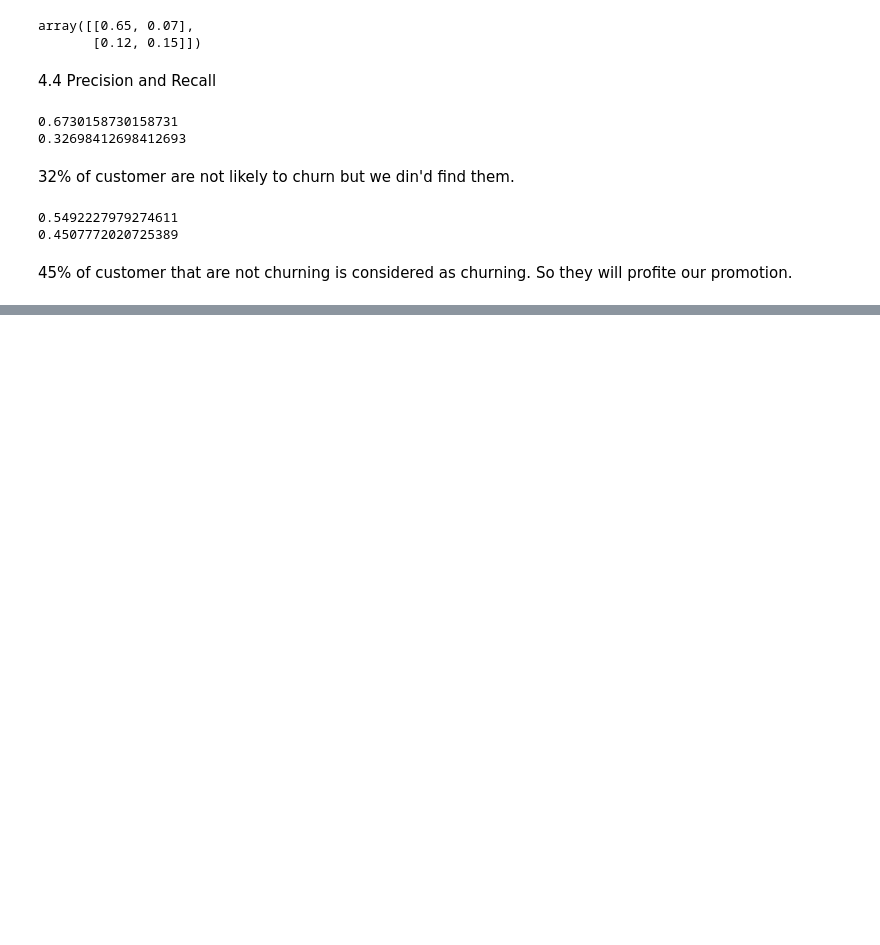
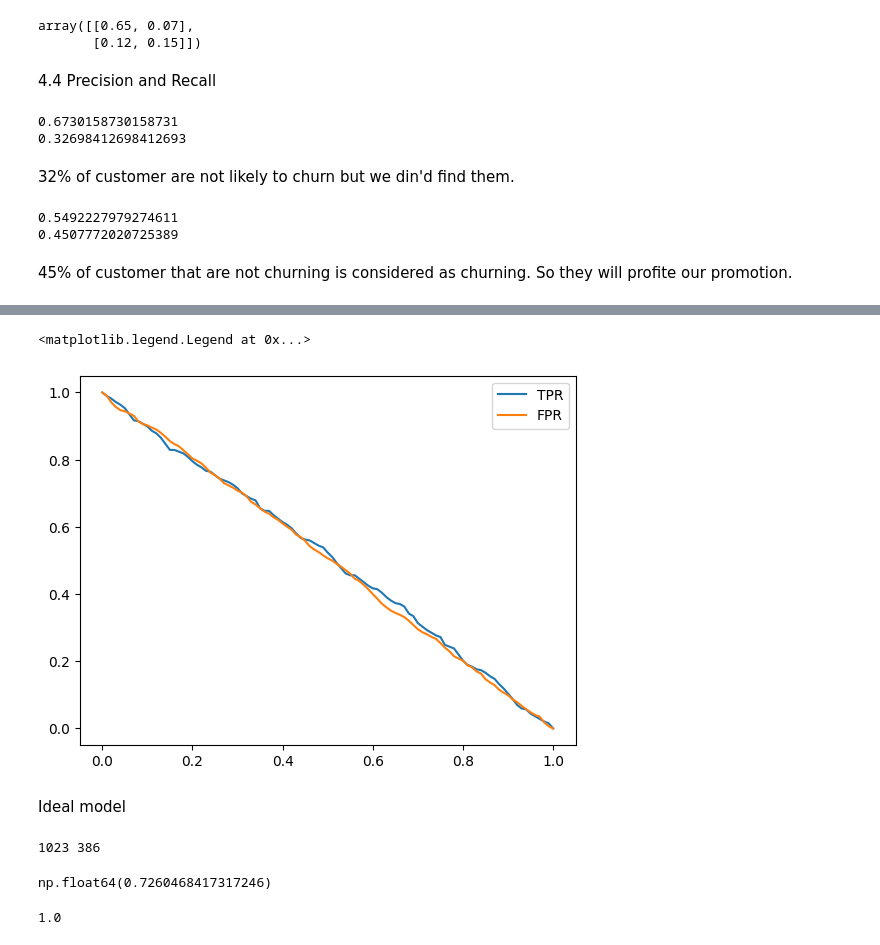
Before and after one commit to GonzalezMada/machine-learning-zoomcamp2025-homework, a Jupyter notebook: 04-Evaluation/Evaluation_Metrics.ipynb, the cells around one changed output, grey strips where cells are left out. Drawn from its saved outputs; the diff is of its cells as text; code cells hidden in the pictures; blank space fills up the shorter version.

```diff
--- a/04-Evaluation/Evaluation_Metrics.ipynb
+++ b/04-Evaluation/Evaluation_Metrics.ipynb
@@ -198,0 +250,55 @@ print(1-r)
+# %%
+def tpr_fpr_dataframe(y_val, y_pred):
+    scores = []
+
+    thresholds = np.linspace(0, 1, 101)
+
+    for t in thresholds:
+        actual_positive = (y_val == 1)
+        actual_negative = (y_val == 0)
+
+        predict_positive = (y_pred >= t)
+        predict_negative = (y_pred < t)
+
+        tp = (predict_positive & actual_positive).sum()
+        tn = (predict_negative & actual_negative).sum()
+
+        fp = (predict_positive & actual_negative).sum()
+        fn = (predict_negative & actual_positive).sum()
+
+        scores.append((t, tp, fp, fn, tn))
+
+    columns = ['threshold', 'tp', 'fp', 'fn', 'tn']
+    df_scores = pd.DataFrame(scores, columns=columns)
+
+    df_scores['tpr'] = df_scores.tp / (df_scores.tp + df_scores.fn)
+    df_scores['fpr'] = df_scores.fp / (df_scores.fp + df_scores.tn)
+
+    return df_scores
+# %%
+df_rand = tpr_fpr_dataframe(y_val, y_rand)
+
+plt.plot(df_rand.threshold, df_rand['tpr'], label='TPR')
+plt.plot(df_rand.threshold, df_rand['fpr'], label='FPR')
+plt.legend()
+# %% [output]
+<matplotlib.legend.Legend at 0x...>
+[figure, added]
+# %% [markdown]
+Ideal model
+# %%
+num_neg = (y_val == 0).sum()
+num_pos = (y_val == 1).sum()
+print(num_neg, num_pos)
+
+y_ideal = np.repeat([0, 1], [num_neg, num_pos])
+
+y_ideal_pred = np.linspace(0, 1, len(y_val))
+1 - y_val.mean()
+# %% [output]
+1023 386
+np.float64(0.7260468417317246)
+# %%
+accuracy_score(y_ideal, y_ideal_pred >= 0.726)
+# %% [output]
+1.0
```
Also changed, not shown: parts of 11 cells of this notebook.
